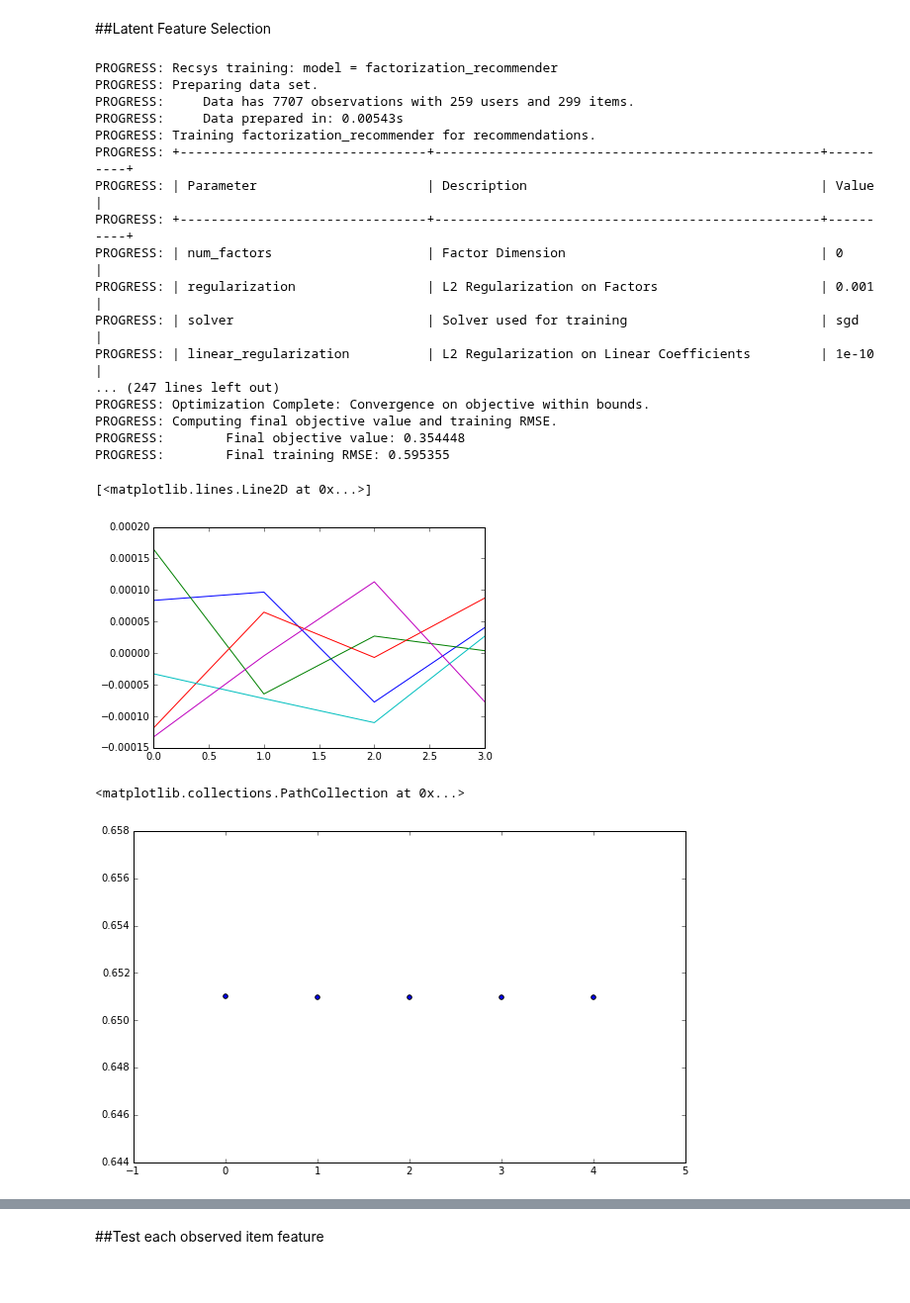
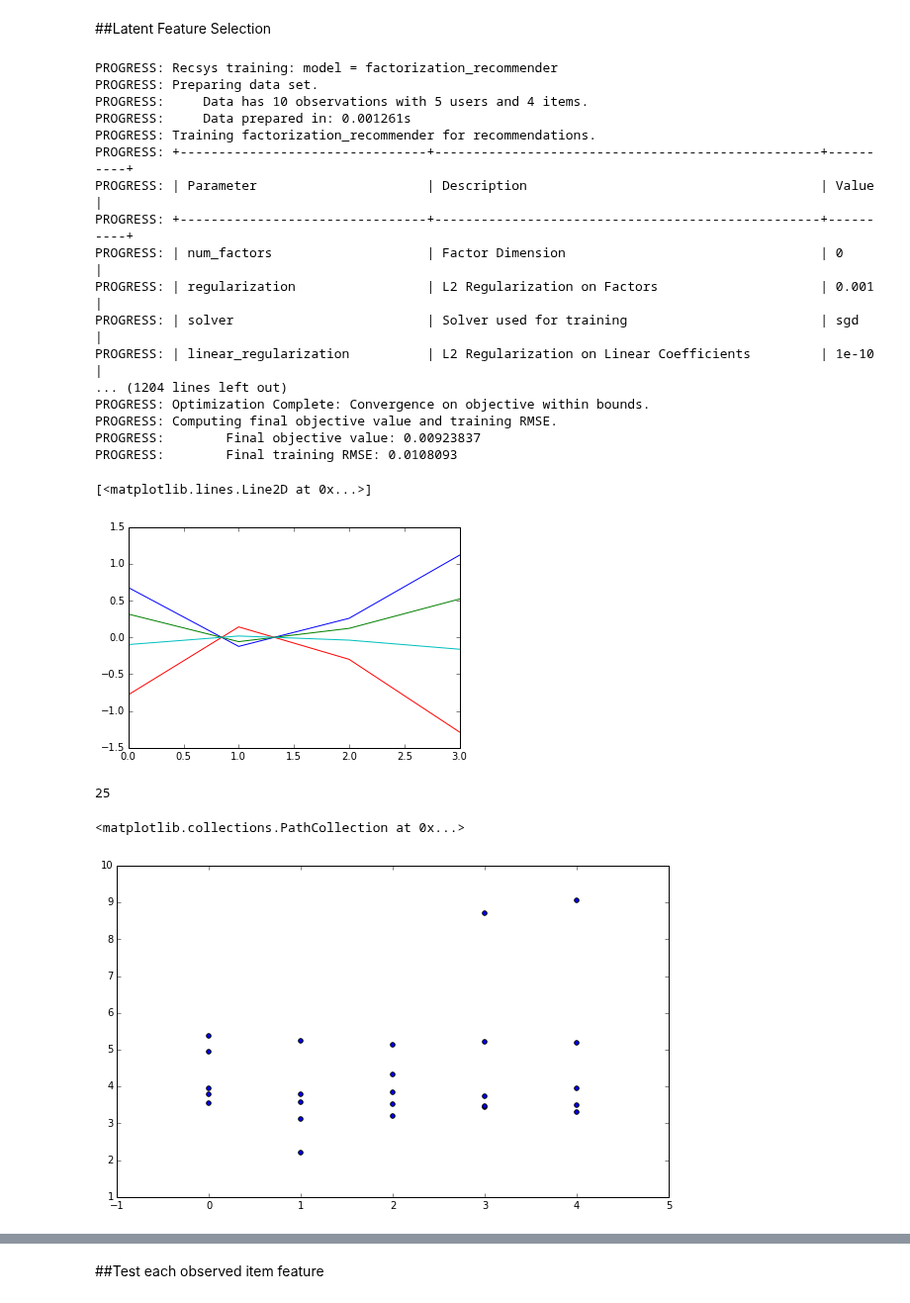
Before and after one commit to dmneal/Capstone, a Jupyter notebook: Graphlab.ipynb, the cells around one changed output, grey strips where cells are left out. Shown at 99% size. Cells and saved outputs as stored; diff of their text form; code cells hidden in the pictures.

```diff
--- a/Graphlab.ipynb
+++ b/Graphlab.ipynb
@@ -8,7 +8,7 @@ import random
 # %% [markdown]
 ##Loading in the data
 # %%
-data_set = 'rebel10'
+data_set = 'star5'
 df_data = pd.read_csv(data_set+'.csv')
 sf_data = gl.SFrame(df_data)
 sf_data
@@ -58,9 +58,11 @@ ax.semilogx(list(regularization_vals)*n,mse_scores)
 # %% [markdown]
 ##Latent Feature Selection
 # %%
-n=1
+n=5
 num_factors = range(5)
 mse_scores = []
+# train_set = sf_data
+# test_set=sf_data
 for i in range(n):
     (train_set, test_set) = sf_data.random_split(0.8)
     models = [gl.factorization_recommender.create(train_set, 'User', 'Climb', 'rating',
@@ -74,8 +76,8 @@ for i in range(n):
 # %% [output]
 PROGRESS: Recsys training: model = factorization_recommender
 PROGRESS: Preparing data set.
-PROGRESS:     Data has 7707 observations with 259 users and 299 items.
-PROGRESS:     Data prepared in: 0.00543s
+PROGRESS:     Data has 10 observations with 5 users and 4 items.
+PROGRESS:     Data prepared in: 0.001261s
 PROGRESS: Training factorization_recommender for recommendations.
 PROGRESS: +--------------------------------+--------------------------------------------------+----------+
 PROGRESS: | Parameter                      | Description                                      | Value    |
@@ -84,26 +86,30 @@ PROGRESS: | num_factors                    | Factor Dimension
 PROGRESS: | regularization                 | L2 Regularization on Factors                     | 0.001    |
 PROGRESS: | solver                         | Solver used for training                         | sgd      |
 PROGRESS: | linear_regularization          | L2 Regularization on Linear Coefficients         | 1e-10    |
-... (247 lines left out)
+... (1204 lines left out)
 PROGRESS: Optimization Complete: Convergence on objective within bounds.
 PROGRESS: Computing final objective value and training RMSE.
-PROGRESS:        Final objective value: 0.354448
-PROGRESS:        Final training RMSE: 0.595355
+PROGRESS:        Final objective value: 0.00923837
+PROGRESS:        Final training RMSE: 0.0108093
 # %%
 a = models[4]['coefficients']
 plt.plot(a['Climb']['factors'][0])
-plt.plot(a['Climb']['factors'][50])
-plt.plot(a['Climb']['factors'][100])
-plt.plot(a['Climb']['factors'][150])
-plt.plot(a['Climb']['factors'][200])
+plt.plot(a['Climb']['factors'][1])
+plt.plot(a['Climb']['factors'][2])
+plt.plot(a['Climb']['factors'][3])
+#plt.plot(a['Climb']['factors'][4])
 # %% [output]
 [<matplotlib.lines.Line2D at 0x...>]
-[figure, old version]
+[figure, new version]
+# %%
+len(mse_scores[:len(num_factors)*n])
+# %% [output]
+25
 # %%
 fig, ax = plt.subplots(1, figsize=(10, 6))
-ax.scatter(list(num_factors),mse_scores[:len(num_factors)])
+ax.scatter(list(num_factors)*n,mse_scores[:len(num_factors)*n])
 # %% [output]
 <matplotlib.collections.PathCollection at 0x...>
-[figure, old version]
+[figure, new version]
 # %%
 user = [random.choice(df_data.User.unique())]
```
Also changed, not shown: parts of 21 cells of this notebook, 6 other files.
